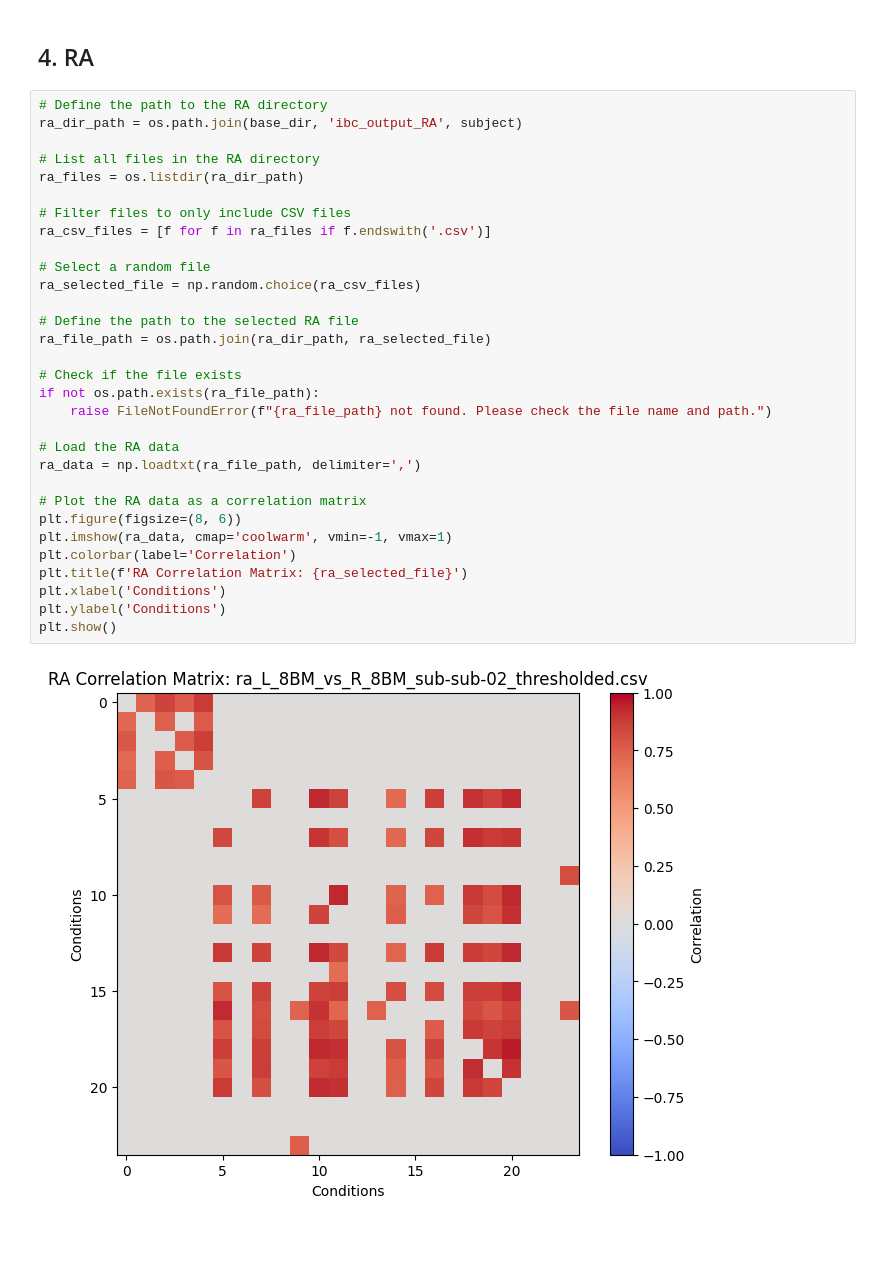
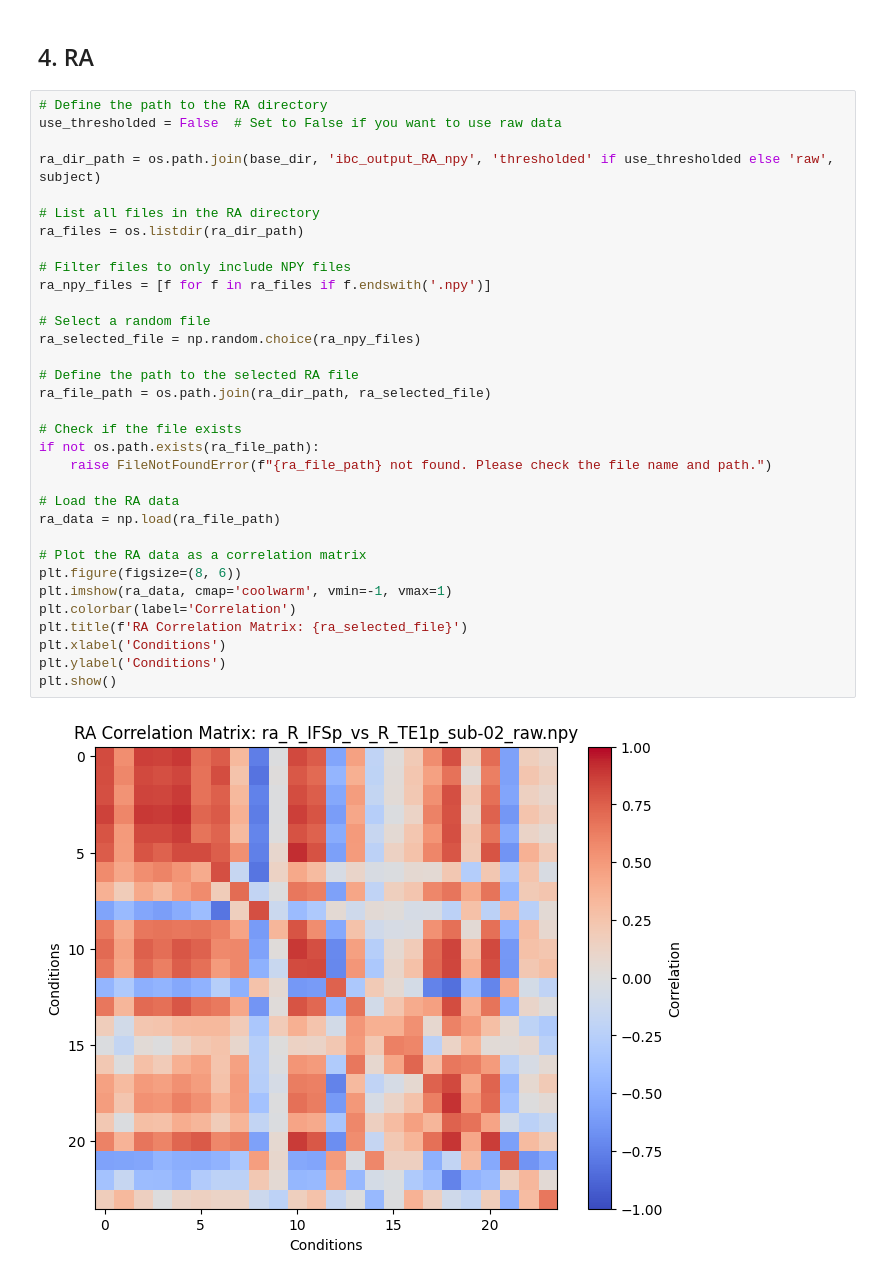
Before and after one commit to Cognitive-Neuroscience-Neurotechnology/ibc_latent, a Jupyter notebook: RSA/RSM_Visualization.ipynb, the cells around one changed output. Saved outputs shown, nothing was run; the diff lists cells and outputs as text; blank space fills up the shorter version.

```diff
--- a/RSA/RSM_Visualization.ipynb
+++ b/RSA/RSM_Visualization.ipynb
@@ -158,34 +158,36 @@ plt.show()
 ## 4. RA
 # %%
 # Define the path to the RA directory
-ra_dir_path = os.path.join(base_dir, 'ibc_output_RA', subject)
+use_thresholded = False  # Set to False if you want to use raw data
+
+ra_dir_path = os.path.join(base_dir, 'ibc_output_RA_npy', 'thresholded' if use_thresholded else 'raw', subject)
 
 # List all files in the RA directory
 ra_files = os.listdir(ra_dir_path)
 
-# Filter files to only include CSV files
-ra_csv_files = [f for f in ra_files if f.endswith('.csv')]
+# Filter files to only include NPY files
+ra_npy_files = [f for f in ra_files if f.endswith('.npy')]
 
 # Select a random file
-ra_selected_file = np.random.choice(ra_csv_files)
+ra_selected_file = np.random.choice(ra_npy_files)
 
 # Define the path to the selected RA file
 ra_file_path = os.path.join(ra_dir_path, ra_selected_file)
 
 # Check if the file exists
 if not os.path.exists(ra_file_path):
     raise FileNotFoundError(f"{ra_file_path} not found. Please check the file name and path.")
 
 # Load the RA data
-ra_data = np.loadtxt(ra_file_path, delimiter=',')
+ra_data = np.load(ra_file_path)
 
 # Plot the RA data as a correlation matrix
 plt.figure(figsize=(8, 6))
 plt.imshow(ra_data, cmap='coolwarm', vmin=-1, vmax=1)
 plt.colorbar(label='Correlation')
 plt.title(f'RA Correlation Matrix: {ra_selected_file}')
 plt.xlabel('Conditions')
 plt.ylabel('Conditions')
 plt.show()
 # %% [output]
-[figure, old version]
+[figure, new version]
```
Also changed, not shown: parts of 7 cells of this notebook, 1 other file.
